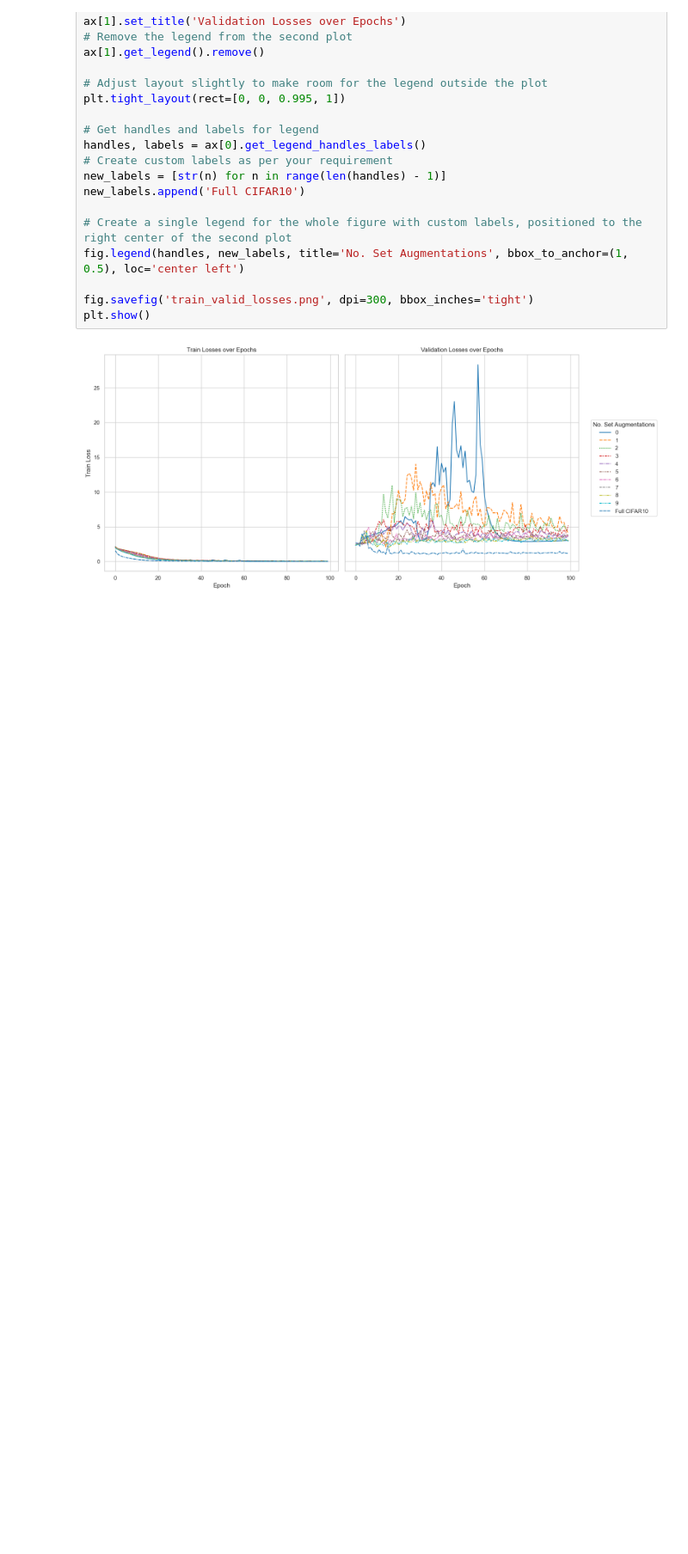
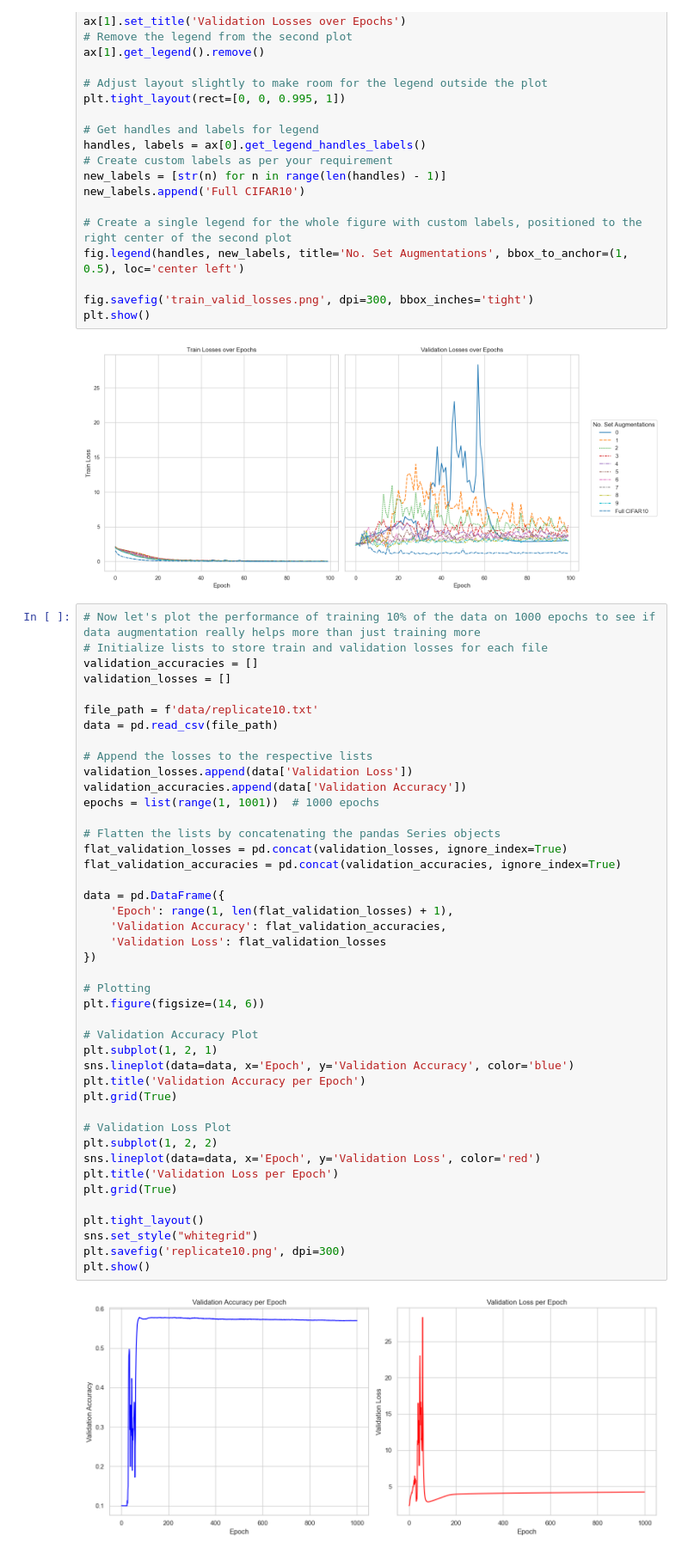
Before and after one commit to andrewswj/ML-Project-DataAugmentation, a Jupyter notebook: plot_results.ipynb, the cells around one changed output. Shown at 86% size. Cells and saved outputs as stored; diff of their text form; blank space fills up the shorter version.

Commit message:
Edit to allow replicate 10

```diff
--- a/plot_results.ipynb
+++ b/plot_results.ipynb
@@ -200,3 +200,48 @@ fig.savefig('train_valid_losses.png', dpi=300, bbox_inches='tight')
 plt.show()
 # %% [output]
 [figure]
+# %%
+# Now let's plot the performance of training 10% of the data on 1000 epochs to see if data augmentation really helps more than just training more
+# Initialize lists to store train and validation losses for each file
+validation_accuracies = []
+validation_losses = []
+
+file_path = f'data/replicate10.txt'
+data = pd.read_csv(file_path)
+
+# Append the losses to the respective lists
+validation_losses.append(data['Validation Loss'])
+validation_accuracies.append(data['Validation Accuracy'])
+epochs = list(range(1, 1001))  # 1000 epochs
+
+# Flatten the lists by concatenating the pandas Series objects
+flat_validation_losses = pd.concat(validation_losses, ignore_index=True)
+flat_validation_accuracies = pd.concat(validation_accuracies, ignore_index=True)
+
+data = pd.DataFrame({
+    'Epoch': range(1, len(flat_validation_losses) + 1),
+    'Validation Accuracy': flat_validation_accuracies,
+    'Validation Loss': flat_validation_losses
+})
+
+# Plotting
+plt.figure(figsize=(14, 6))
+
+# Validation Accuracy Plot
+plt.subplot(1, 2, 1)
+sns.lineplot(data=data, x='Epoch', y='Validation Accuracy', color='blue')
+plt.title('Validation Accuracy per Epoch')
+plt.grid(True)
+
+# Validation Loss Plot
+plt.subplot(1, 2, 2)
+sns.lineplot(data=data, x='Epoch', y='Validation Loss', color='red')
+plt.title('Validation Loss per Epoch')
+plt.grid(True)
+
+plt.tight_layout()
+sns.set_style("whitegrid")
+plt.savefig('replicate10.png', dpi=300)
+plt.show()
+# %% [output]
+[figure, added]
```
Also changed, not shown: 2 other files.
